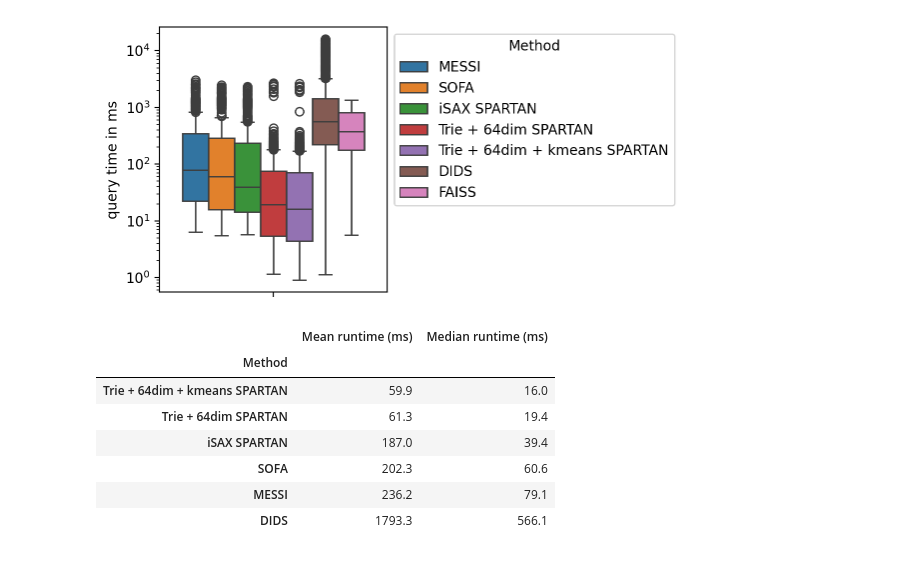
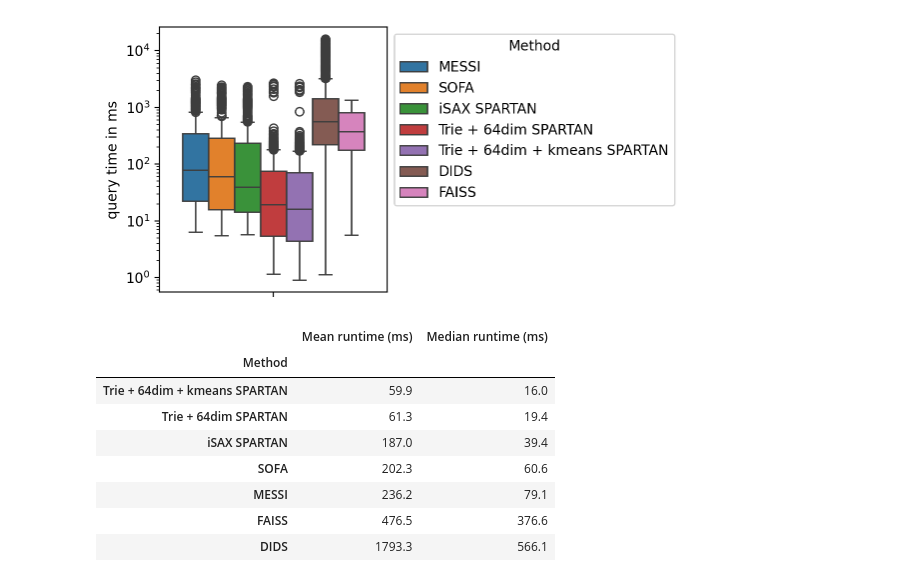
Before and after one commit to patrickzib/SOFA, a Jupyter notebook: notebooks/eval_all-spartan.ipynb, the cells around one changed output. Drawn from its saved outputs; the diff is of its cells as text; code cells hidden in the pictures.

```diff
--- a/notebooks/eval_all-spartan.ipynb
+++ b/notebooks/eval_all-spartan.ipynb
@@ -770,7 +584,7 @@ methods = [
     "DIDS",
     "SOFA",
     "iSAX SPARTAN",
-    # "FAISS",
+    "FAISS",
     "Trie + 64dim SPARTAN",
     "Trie + 64dim + kmeans SPARTAN"]
 
@@ -797,33 +611,34 @@ per_dataset = per_dataset[methods]
 speedup = per_dataset.copy()
 for method in methods:
     speedup[method] = (
         per_dataset["MESSI"] / per_dataset[method]
     )
 
 
 # Mean speedup across datasets
 # geometric mean
 # mean_speedup = np.exp(np.log(speedup).mean())
 # arithmetric mean
 # mean_speedup = speedup.mean()
 
 
 # Final summary table
 summary = runtime_stats.copy()
 #summary["Mean speedup vs MESSI"] = mean_speedup
 #summary = summary.loc[methods]
 
 display(
     summary.round(1).sort_values(by="Median runtime (ms)")
 )
 # %% [output]
 |  | Mean runtime (ms) | Median runtime (ms) |
 | Method |  |  |
 | Trie + 64dim + kmeans SPARTAN | 59.9 | 16.0 |
 | Trie + 64dim SPARTAN | 61.3 | 19.4 |
 | iSAX SPARTAN | 187.0 | 39.4 |
 | SOFA | 202.3 | 60.6 |
 | MESSI | 236.2 | 79.1 |
+| FAISS | 476.5 | 376.6 |
 | DIDS | 1793.3 | 566.1 |
 # %%
 display(
```
Also changed, not shown: parts of 7 cells of this notebook, 1 other file.
